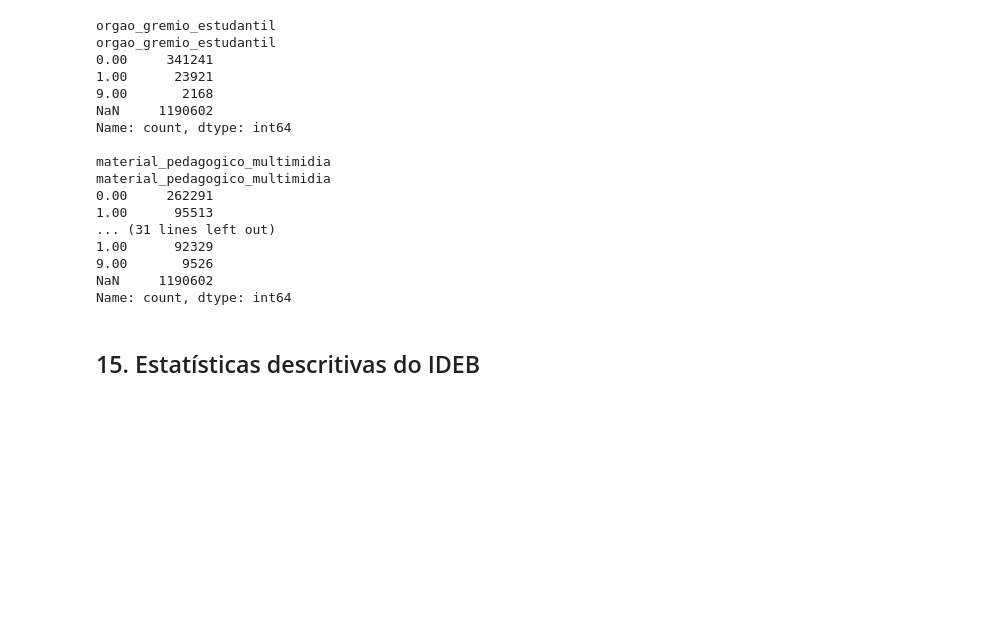
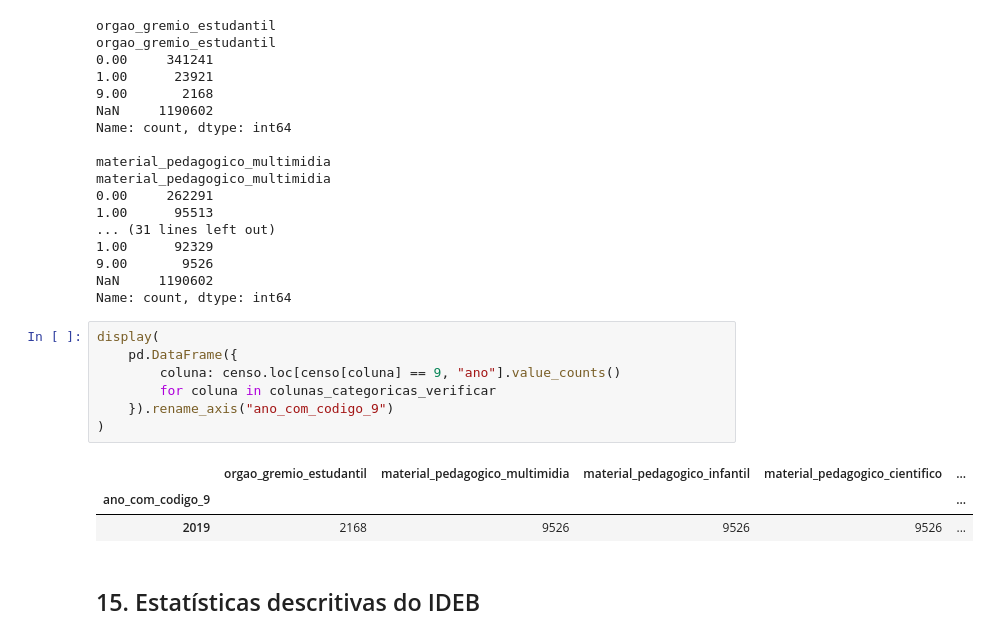
Before and after one commit to 1Gabriell/sistemas-orientados-a-dados, a Jupyter notebook: notebooks/01_analise_exploratoria.ipynb, the cells around one changed output. Cells and saved outputs as stored; diff of their text form; blank space fills up the shorter version.

```diff
--- a/notebooks/01_analise_exploratoria.ipynb
+++ b/notebooks/01_analise_exploratoria.ipynb
@@ -500,6 +580,17 @@ material_pedagogico_multimidia
 9.00       9526
 NaN     1190602
 Name: count, dtype: int64
+# %%
+display(
+    pd.DataFrame({
+        coluna: censo.loc[censo[coluna] == 9, "ano"].value_counts()
+        for coluna in colunas_categoricas_verificar
+    }).rename_axis("ano_com_codigo_9")
+)
+# %% [output]
+|  | orgao_gremio_estudantil | material_pedagogico_multimidia | material_pedagogico_infantil | material_pedagogico_cientifico | ... |
+| ano_com_codigo_9 |  |  |  |  | ... |
+| 2019 | 2168 | 9526 | 9526 | 9526 | ... |
 # %% [markdown]
 ## 15. Estatísticas descritivas do IDEB
 # %%
```
Also changed, not shown: parts of 13 cells of this notebook, 2 other files.
